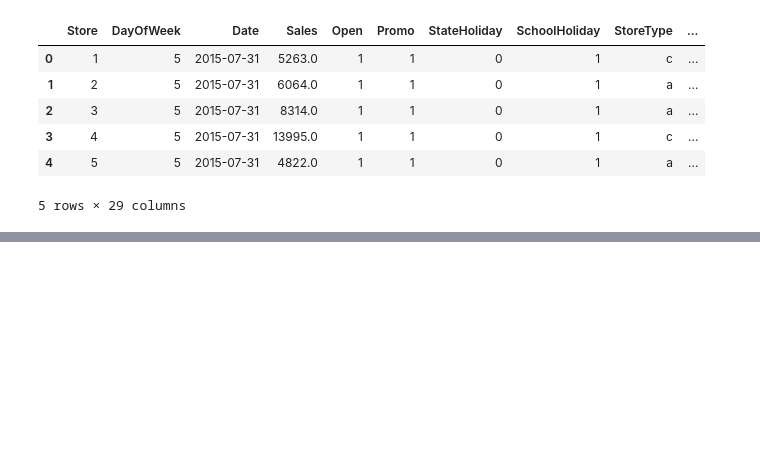
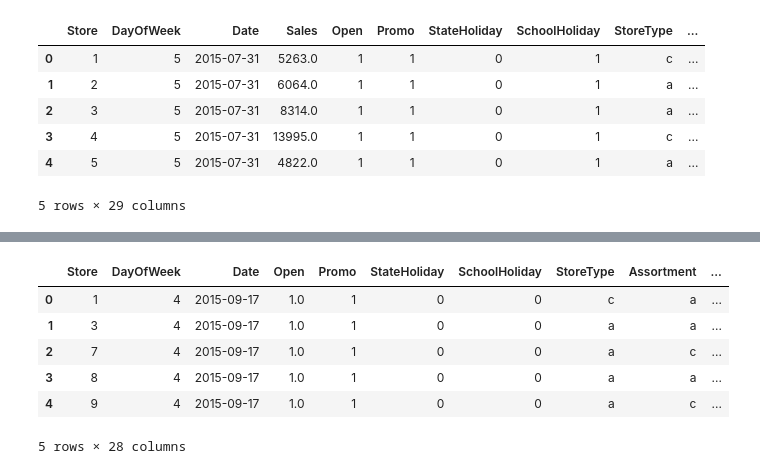
Before and after one commit to GuleWako/10Acadamey-week-4-Pharmaceuticals-finance-data-Analysis, a Jupyter notebook: notebooks/exploratory_analysis_for_forecast.ipynb, the cells around one changed output, grey strips where cells are left out. Saved outputs shown, nothing was run; the diff lists cells and outputs as text; code cells hidden in the pictures; blank space fills up the shorter version.

```diff
--- a/notebooks/exploratory_analysis_for_forecast.ipynb
+++ b/notebooks/exploratory_analysis_for_forecast.ipynb
@@ -918,6 +918,14 @@ storesOpenWeekdayOpenWeekends(merged_train_data_store)
 # %%
 train_data = pd.merge(train_data, store_data, on='Store', how='inner')
 test_data = pd.merge(test_data, store_data, on='Store', how='inner')
+# %%
+def replace_0_state_holiday(char):
+    if char == 0:
+        return '0'
+    else:
+        return char
+train_data['StateHoliday'] = train_data['StateHoliday'].apply(replace_0_state_holiday)
+test_data['StateHoliday'] = test_data['StateHoliday'].apply(replace_0_state_holiday)
 # %%
 train_data.head(10)
 # %% [output]
@@ -1034,7 +1042,8 @@ def month_period(day):
     else:
         return 'end'
 
-train_data['MonthPeriod'] = merged_train_data_store['Date'].dt.day.apply(month_period)
+train_data['MonthPeriod'] = train_data['Date'].dt.day.apply(month_period)
+test_data['MonthPeriod'] = test_data['Date'].dt.day.apply(month_period)
 # %%
 train_data.tail()
 # %% [output]
@@ -1119,0 +1095,5 @@ train_data['DaysAfter_C_Holiday'] = train_data['Date'].apply(lambda x: days_afte
+# %%
+
+from scripts.feature_engineering import splitHolidayTypeToLists
+holiday_a_dates_train, holiday_b_dates_train, holiday_c_dates_train = splitHolidayTypeToLists(train_data)
+holiday_a_dates_test, holiday_b_dates_test, holiday_c_dates_test = splitHolidayTypeToLists(test_data)
@@ -1120 +1105,3 @@ train_data['DaysAfter_C_Holiday'] = train_data['Date'].apply(lambda x: days_afte
+# %%
+test_data=assign_days_to_and_after_holiday(test_data,holiday_a_dates_test, holiday_b_dates_test, holiday_c_dates_test)
 # %%
@@ -1151,0 +1161,10 @@ train_data.head()
+# %%
+test_data.head()
+# %% [output]
+|  | Store | DayOfWeek | Date | Open | Promo | StateHoliday | SchoolHoliday | StoreType | Assortment | ... |
+| 0 | 1 | 4 | 2015-09-17 | 1.0 | 1 | 0 | 0 | c | a | ... |
+| 1 | 3 | 4 | 2015-09-17 | 1.0 | 1 | 0 | 0 | a | a | ... |
+| 2 | 7 | 4 | 2015-09-17 | 1.0 | 1 | 0 | 0 | a | c | ... |
+| 3 | 8 | 4 | 2015-09-17 | 1.0 | 1 | 0 | 0 | a | a | ... |
+| 4 | 9 | 4 | 2015-09-17 | 1.0 | 1 | 0 | 0 | a | c | ... |
+5 rows × 28 columns
```
Also changed, not shown: parts of 69 cells of this notebook, 2 other files.
